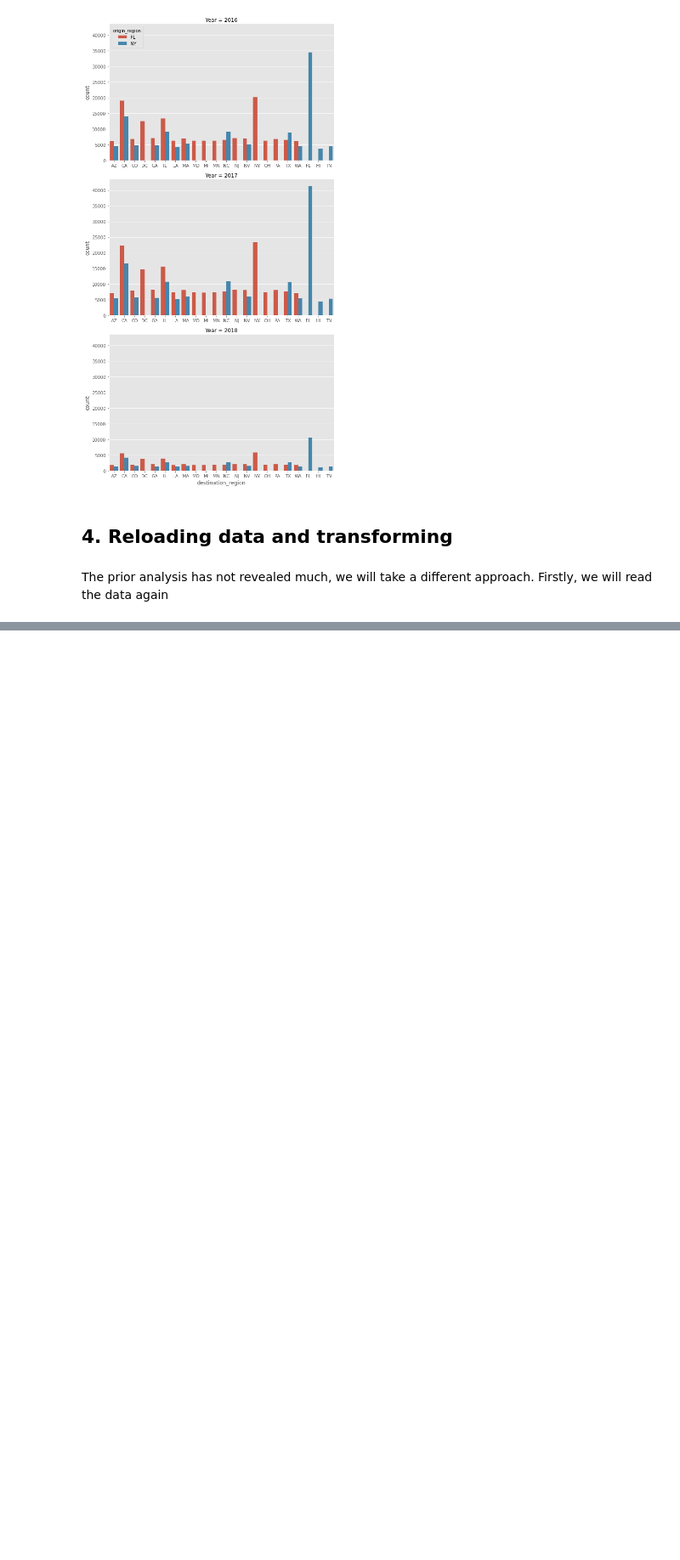
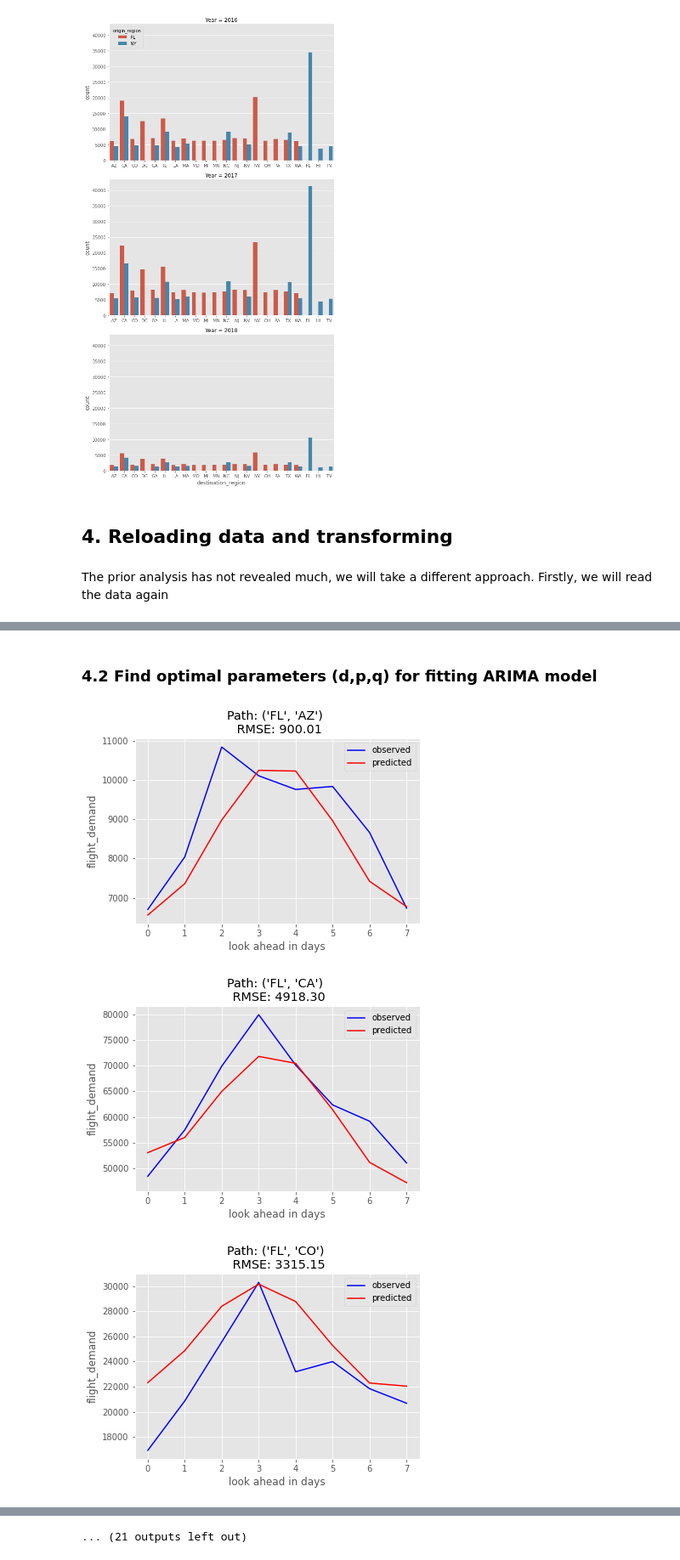
Before and after one commit to zkhatib1212/NY-FL-Flight-Demand, a Jupyter notebook: code/Flight Demand Exploration 1.0.ipynb, the cells around one changed output, grey strips where cells are left out. Shown at 85% size. Saved outputs shown, nothing was run; the diff lists cells and outputs as text; code cells hidden in the pictures; blank space fills up the shorter version.

Commit message:
Forecasts completed

```diff
--- a/code/Flight Demand Exploration 1.0.ipynb
+++ b/code/Flight Demand Exploration 1.0.ipynb
@@ -134,0 +153,42 @@ ARIMA()
+# %% [markdown]
+### 4.2 Find optimal parameters (d,p,q) for fitting ARIMA model
+# %%
+def data_split(column, train_size=.95):
+    y = df_pivot[column].to_list()
+    idx = int(len(y)*train_size)
+    train, test = y[0:idx], y[idx:]
+    return train, test
+
+def ts_fit(order, *params):
+    train = params[0]
+    model_fit = ARIMA(endog=train, order=order).fit()
+    return model_fit.aic
+
+
+search_grid = (slice(0, 4, 1), slice(0, 3, 1), slice(0, 4, 1))
+optimal_params = {}
+for col in df_pivot:
+    train, test = data_split(col, train_size=0.99)
+    result = brute(ts_fit, ranges=search_grid, args=[train], finish=None)
+    optimal_params[col]=tuple(result.astype(int))
+
+    # Use optimal params to forecast model
+    model = ARIMA(endog=train, order=optimal_params[col])
+    model_fit = model.fit()
+    predictions = model_fit.forecast(steps=len(test))
+#     print(predictions)
+    rmse = sqrt(mean_squared_error(test, predictions))
+#     print('Test RMSE: %.3f' % rmse)
+
+    # plot forecasts against actual outcomes
+    plt.title("Path: {0} \n RMSE: {1:.2f}".format(col,rmse))
+    plt.plot(test, color='blue', label='observed')
+    plt.plot(predictions, color='red', label='predicted')
+    plt.ylabel('flight_demand')
+    plt.xlabel('look ahead in days')
+    plt.legend()
+    plt.show()
+# %% [output]
+[figure, added]
+[figure, added]
+[figure, added]
@@ -134,0 +204 @@ ARIMA()
+... (21 outputs left out)
```
Also changed, not shown: parts of 13 cells of this notebook.
